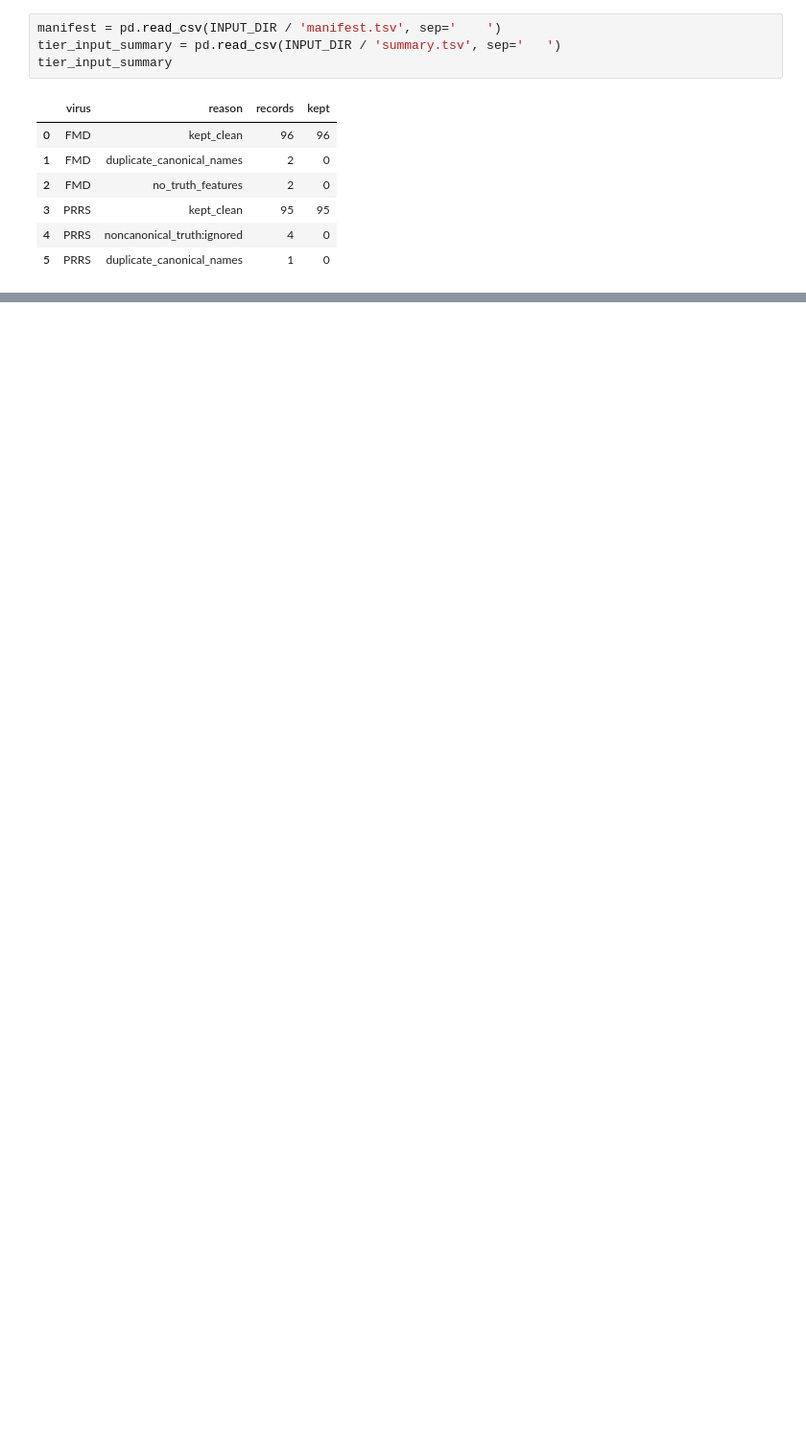
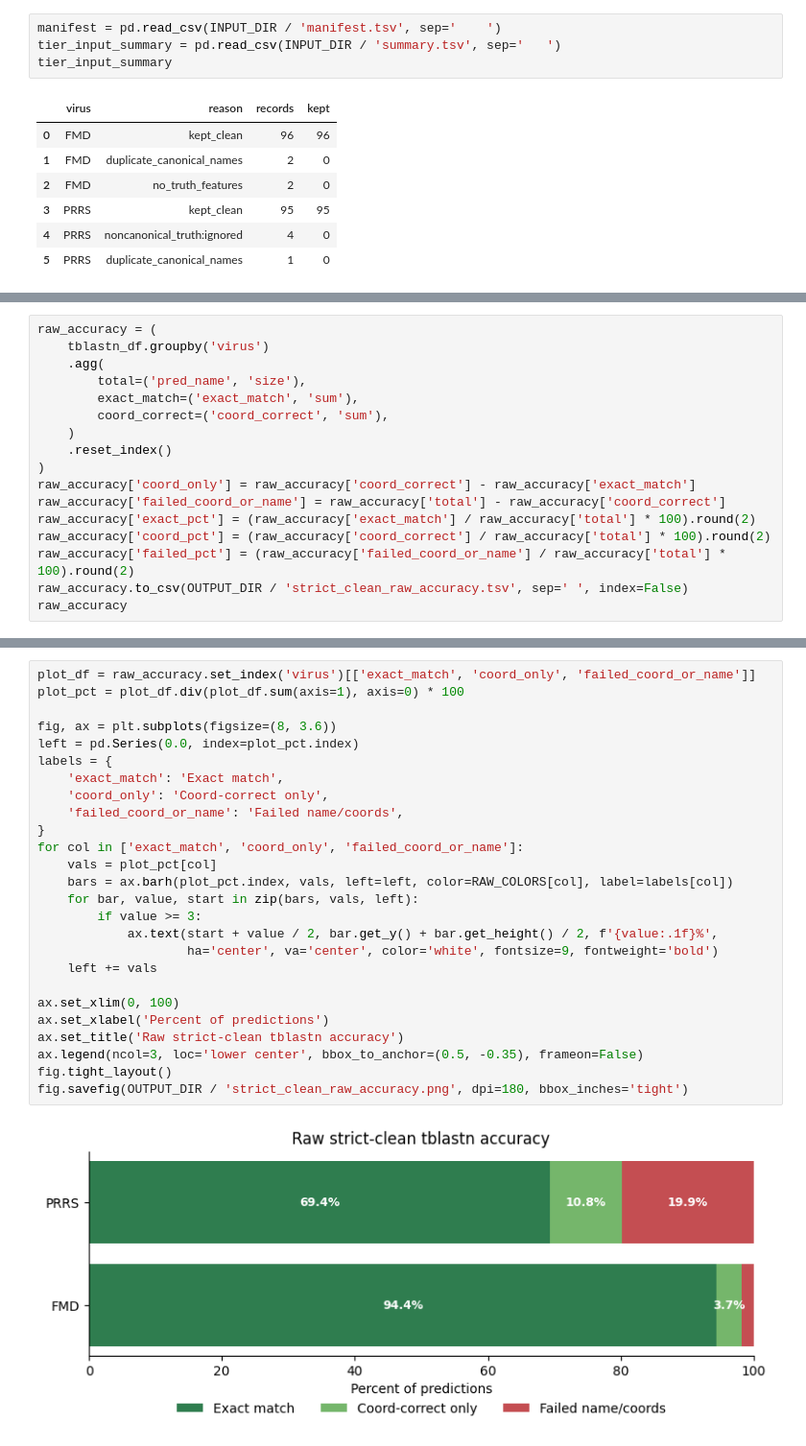
Before and after one commit to nhatminhhatesyou/viralift, a Jupyter notebook: app/validation/04_tblastn_truth_breakdown_100seq/tiers/strict_clean/tblastn_truth_breakdown_strict_clean.ipynb, the cells around one changed output, grey strips where cells are left out. Shown at 96% size. Drawn from its saved outputs; the diff is of its cells as text; blank space fills up the shorter version.

```diff
--- a/app/validation/04_tblastn_truth_breakdown_100seq/tiers/strict_clean/tblastn_truth_breakdown_strict_clean.ipynb
+++ b/app/validation/04_tblastn_truth_breakdown_100seq/tiers/strict_clean/tblastn_truth_breakdown_strict_clean.ipynb
@@ -123,0 +129,17 @@ failure_modes
+# %%
+raw_accuracy = (
+    tblastn_df.groupby('virus')
+    .agg(
+        total=('pred_name', 'size'),
+        exact_match=('exact_match', 'sum'),
+        coord_correct=('coord_correct', 'sum'),
+    )
+    .reset_index()
+)
+raw_accuracy['coord_only'] = raw_accuracy['coord_correct'] - raw_accuracy['exact_match']
+raw_accuracy['failed_coord_or_name'] = raw_accuracy['total'] - raw_accuracy['coord_correct']
+raw_accuracy['exact_pct'] = (raw_accuracy['exact_match'] / raw_accuracy['total'] * 100).round(2)
+raw_accuracy['coord_pct'] = (raw_accuracy['coord_correct'] / raw_accuracy['total'] * 100).round(2)
+raw_accuracy['failed_pct'] = (raw_accuracy['failed_coord_or_name'] / raw_accuracy['total'] * 100).round(2)
+raw_accuracy.to_csv(OUTPUT_DIR / 'strict_clean_raw_accuracy.tsv', sep='	', index=False)
+raw_accuracy
@@ -123,0 +150,28 @@ failure_modes
+# %%
+plot_df = raw_accuracy.set_index('virus')[['exact_match', 'coord_only', 'failed_coord_or_name']]
+plot_pct = plot_df.div(plot_df.sum(axis=1), axis=0) * 100
+
+fig, ax = plt.subplots(figsize=(8, 3.6))
+left = pd.Series(0.0, index=plot_pct.index)
+labels = {
+    'exact_match': 'Exact match',
+    'coord_only': 'Coord-correct only',
+    'failed_coord_or_name': 'Failed name/coords',
+}
+for col in ['exact_match', 'coord_only', 'failed_coord_or_name']:
+    vals = plot_pct[col]
+    bars = ax.barh(plot_pct.index, vals, left=left, color=RAW_COLORS[col], label=labels[col])
+    for bar, value, start in zip(bars, vals, left):
+        if value >= 3:
+            ax.text(start + value / 2, bar.get_y() + bar.get_height() / 2, f'{value:.1f}%',
+                    ha='center', va='center', color='white', fontsize=9, fontweight='bold')
+    left += vals
+
+ax.set_xlim(0, 100)
+ax.set_xlabel('Percent of predictions')
+ax.set_title('Raw strict-clean tblastn accuracy')
+ax.legend(ncol=3, loc='lower center', bbox_to_anchor=(0.5, -0.35), frameon=False)
+fig.tight_layout()
+fig.savefig(OUTPUT_DIR / 'strict_clean_raw_accuracy.png', dpi=180, bbox_inches='tight')
+# %% [output]
+[figure, added]
```
Also changed, not shown: parts of 36 cells of this notebook, 27 other files.
